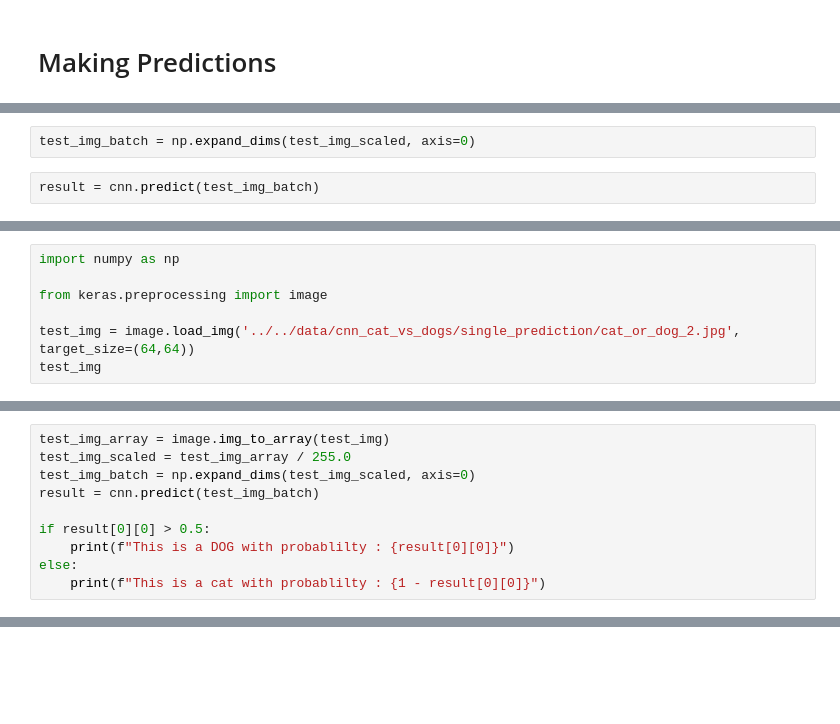
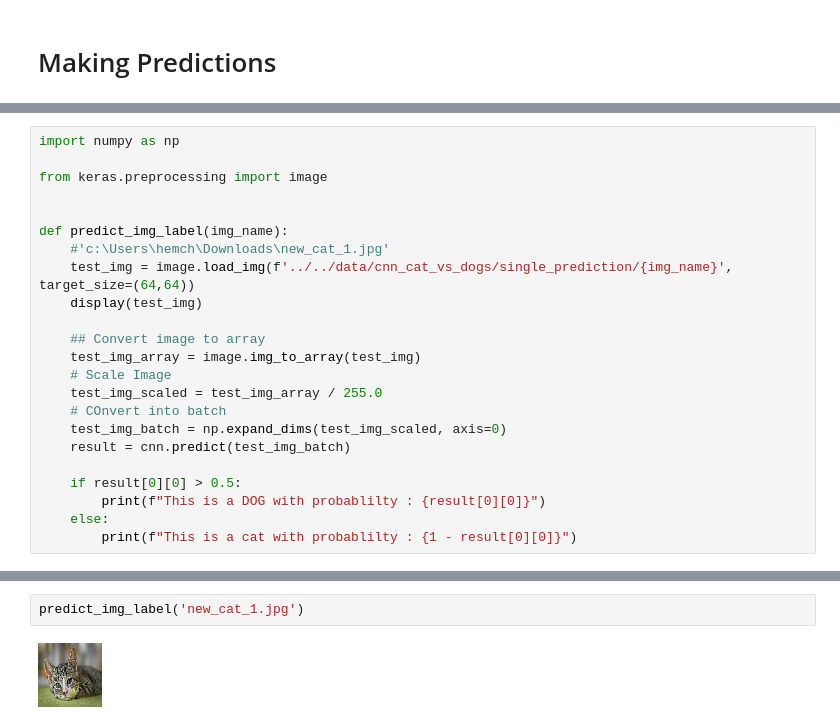
Before and after one commit to beercafeguy/dl-a-z, a Jupyter notebook: notebooks/CNN/dog_or_cat.ipynb, the cells around one changed output, grey strips where cells are left out. Drawn from its saved outputs; the diff is of its cells as text; blank space fills up the shorter version.

Commit message:
Added a new test for edge cases in CNN

```diff
--- a/notebooks/CNN/dog_or_cat.ipynb
+++ b/notebooks/CNN/dog_or_cat.ipynb
@@ -134,4 +112,0 @@ test_img_scaled = test_img_array / 255.0
-# %%
-test_img_batch = np.expand_dims(test_img_scaled, axis=0)
-# %%
-result = cnn.predict(test_img_batch)
@@ -149,7 +112,0 @@ This is a DOG
-# %%
-import numpy as np
-
-from keras.preprocessing import image
-
-test_img = image.load_img('../../data/cnn_cat_vs_dogs/single_prediction/cat_or_dog_2.jpg', target_size=(64,64))
-test_img
@@ -158,10 +113,23 @@ test_img
 # %%
-test_img_array = image.img_to_array(test_img)
-test_img_scaled = test_img_array / 255.0
-test_img_batch = np.expand_dims(test_img_scaled, axis=0)
-result = cnn.predict(test_img_batch)
+import numpy as np
 
-if result[0][0] > 0.5:
-    print(f"This is a DOG with probablilty : {result[0][0]}")
-else:
-    print(f"This is a cat with probablilty : {1 - result[0][0]}")
+from keras.preprocessing import image
+
+
+def predict_img_label(img_name):
+    #'c:\Users\hemch\Downloads\new_cat_1.jpg'
+    test_img = image.load_img(f'../../data/cnn_cat_vs_dogs/single_prediction/{img_name}', target_size=(64,64))
+    display(test_img)
+
+    ## Convert image to array
+    test_img_array = image.img_to_array(test_img)
+    # Scale Image
+    test_img_scaled = test_img_array / 255.0
+    # COnvert into batch
+    test_img_batch = np.expand_dims(test_img_scaled, axis=0)
+    result = cnn.predict(test_img_batch)
+
+    if result[0][0] > 0.5:
+        print(f"This is a DOG with probablilty : {result[0][0]}")
+    else:
+        print(f"This is a cat with probablilty : {1 - result[0][0]}")
@@ -170,0 +148,4 @@ This is a cat with probablilty : 0.9208823293447495
+# %%
+predict_img_label('new_cat_1.jpg')
+# %% [output]
+[figure, added]
```
Also changed, not shown: parts of 17 cells of this notebook.
